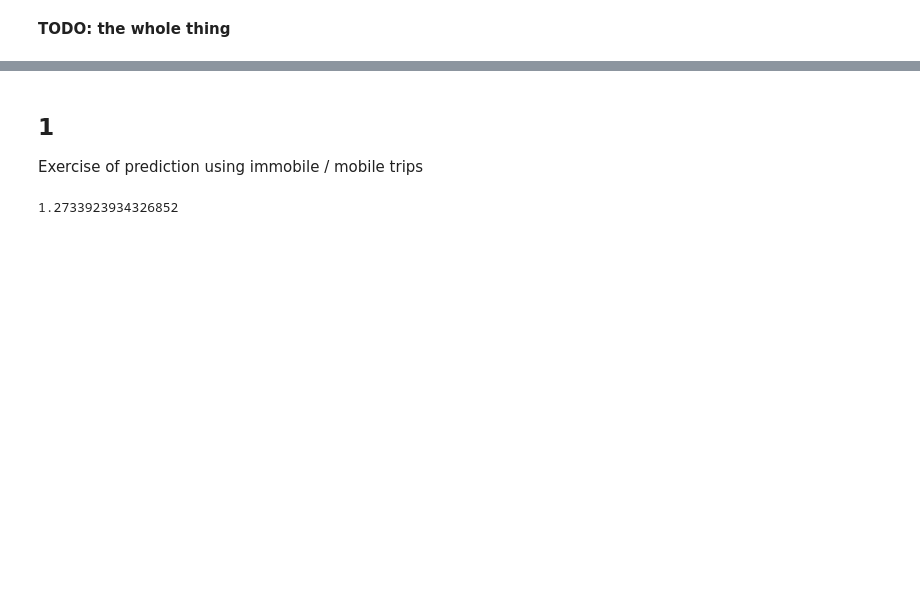
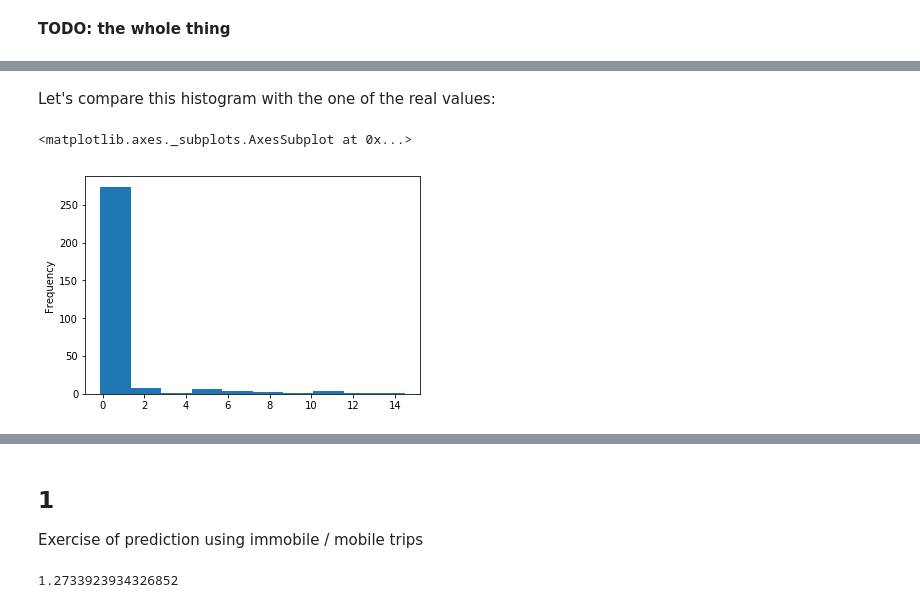
Before and after one commit to xldrkp/jb-test, a Jupyter notebook: content/chapter1-numerical/1-2-3-biased.ipynb, the cells around one changed output, grey strips where cells are left out. Drawn from its saved outputs; the diff is of its cells as text; code cells hidden in the pictures; blank space fills up the shorter version.

```diff
--- a/content/chapter1-numerical/1-2-3-biased.ipynb
+++ b/content/chapter1-numerical/1-2-3-biased.ipynb
@@ -18,0 +74,7 @@ __TODO: the whole thing__
+# %% [markdown]
+Let's compare this histogram with the one of the real values:
+# %%
+pd.Series(y_test['MeanSOG']).plot.hist()
+# %% [output]
+<matplotlib.axes._subplots.AxesSubplot at 0x...>
+[figure, added]
```
Also changed, not shown: parts of 41 cells of this notebook.
